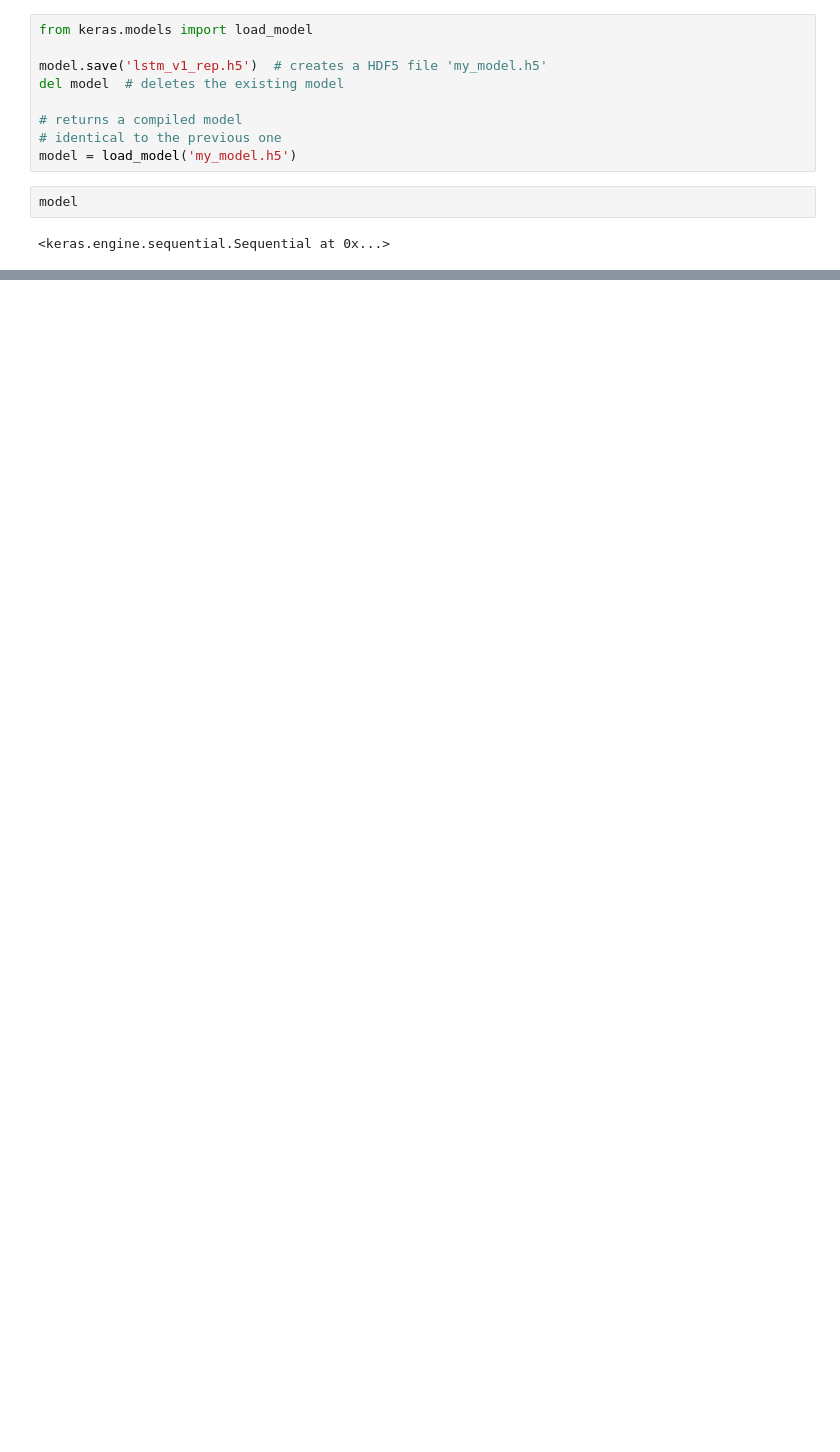
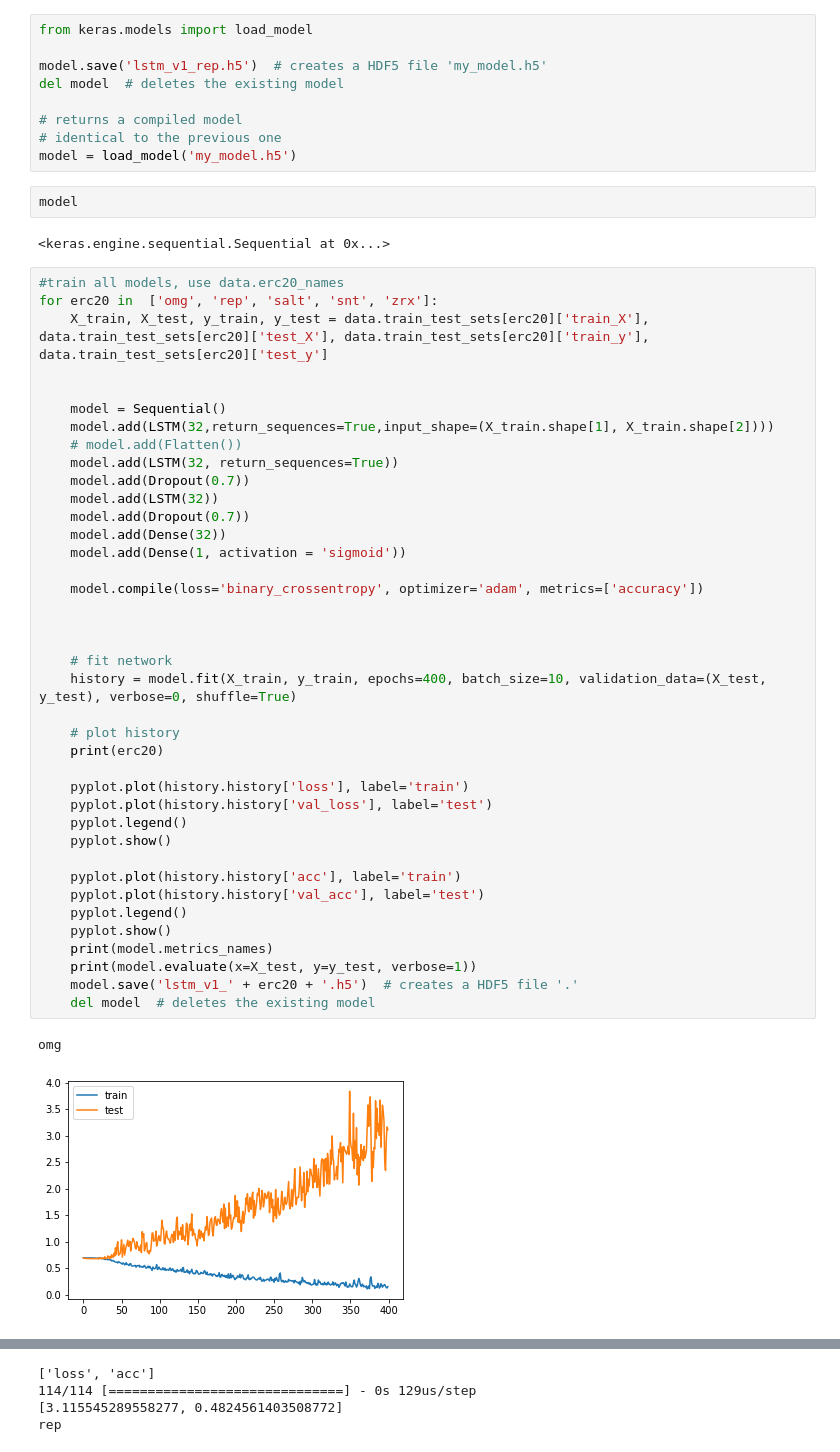
Before and after one commit to ed-creator/cryptoml, a Jupyter notebook: initial_model_comparison.ipynb, the cells around one changed output, grey strips where cells are left out. Drawn from its saved outputs; the diff is of its cells as text; blank space fills up the shorter version.

Commit message:
add starter models for each asset

```diff
--- a/initial_model_comparison.ipynb
+++ b/initial_model_comparison.ipynb
@@ -266,3 +266,45 @@ model = load_model('my_model.h5')
 model
 # %% [output]
 <keras.engine.sequential.Sequential at 0x...>
+# %%
+#train all models, use data.erc20_names
+for erc20 in  ['omg', 'rep', 'salt', 'snt', 'zrx']:
+    X_train, X_test, y_train, y_test = data.train_test_sets[erc20]['train_X'], data.train_test_sets[erc20]['test_X'], data.train_test_sets[erc20]['train_y'], data.train_test_sets[erc20]['test_y']
+
+
+    model = Sequential()
+    model.add(LSTM(32,return_sequences=True,input_shape=(X_train.shape[1], X_train.shape[2])))
+    # model.add(Flatten())
+    model.add(LSTM(32, return_sequences=True))
+    model.add(Dropout(0.7))
+    model.add(LSTM(32))
+    model.add(Dropout(0.7))
+    model.add(Dense(32))
+    model.add(Dense(1, activation = 'sigmoid'))
+
+    model.compile(loss='binary_crossentropy', optimizer='adam', metrics=['accuracy'])
+
+
+
+    # fit network
+    history = model.fit(X_train, y_train, epochs=400, batch_size=10, validation_data=(X_test, y_test), verbose=0, shuffle=True)
+
+    # plot history
+    print(erc20)
+
+    pyplot.plot(history.history['loss'], label='train')
+    pyplot.plot(history.history['val_loss'], label='test')
+    pyplot.legend()
+    pyplot.show()
+
+    pyplot.plot(history.history['acc'], label='train')
+    pyplot.plot(history.history['val_acc'], label='test')
+    pyplot.legend()
+    pyplot.show()
+    print(model.metrics_names)
+    print(model.evaluate(x=X_test, y=y_test, verbose=1))
+    model.save('lstm_v1_' + erc20 + '.h5')  # creates a HDF5 file '.'
+    del model  # deletes the existing model
+# %% [output]
+omg
+[figure, added]
@@ -268,0 +312,4 @@ model
+['loss', 'acc']
+114/114 [==============================] - 0s 129us/step
+[3.115545289558277, 0.4824561403508772]
+rep
```
Also changed, not shown: parts of 12 cells of this notebook, 12 other files.
